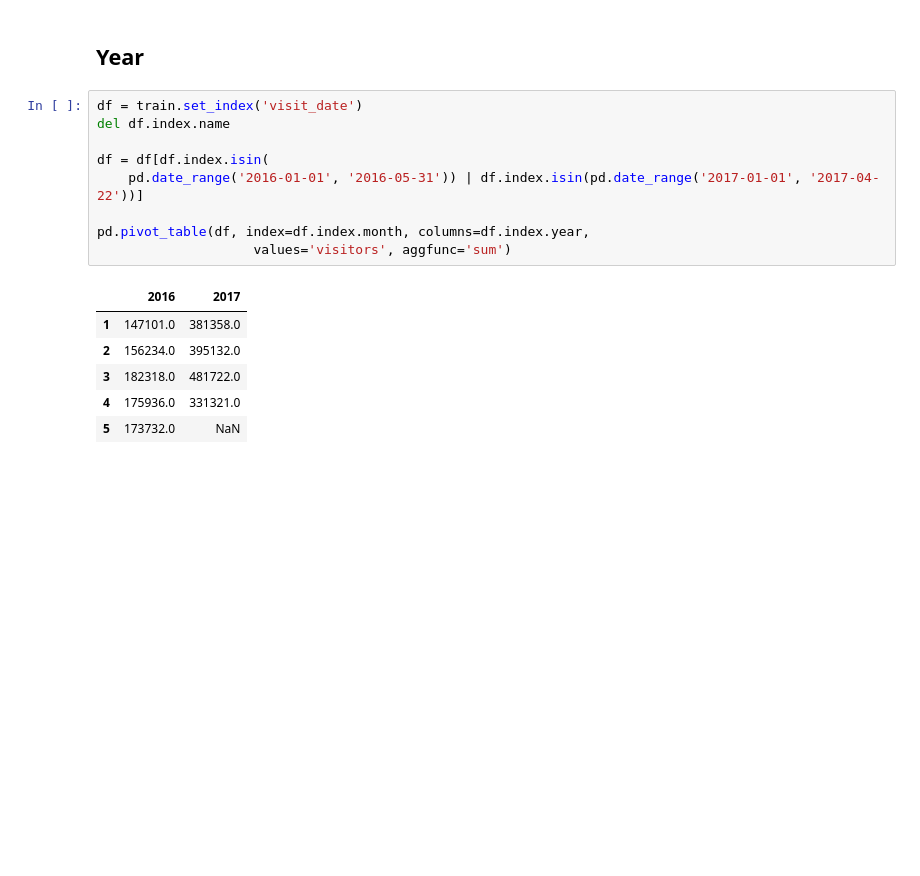
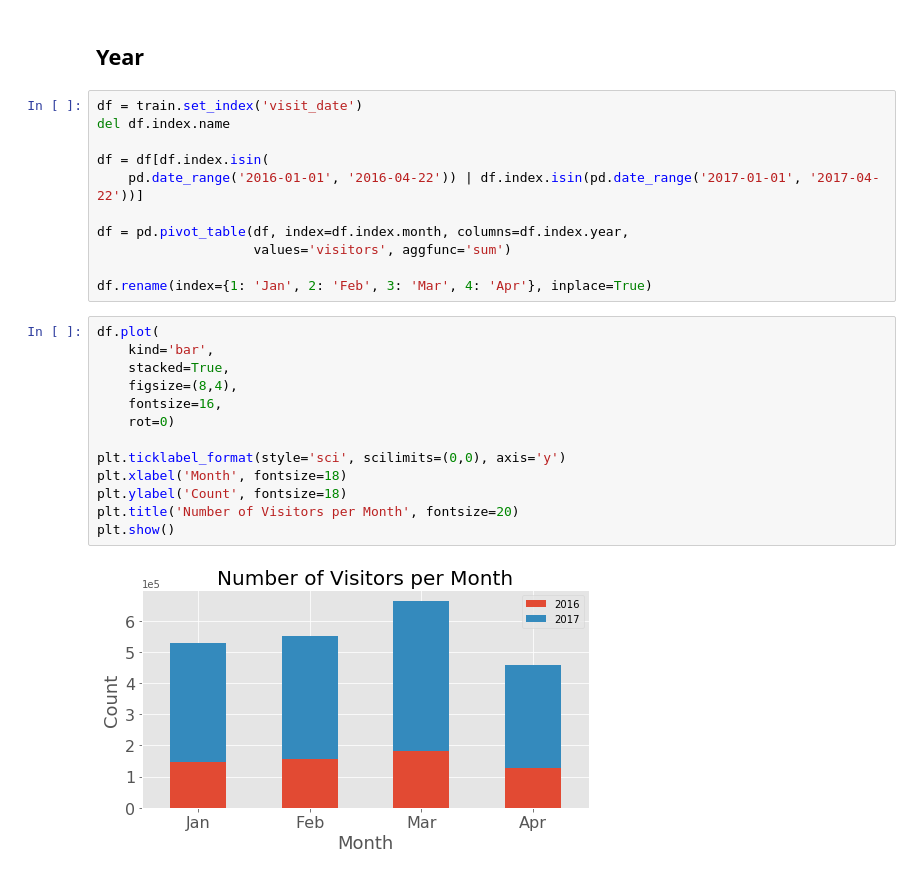
Before and after one commit to alekseisolovev/kaggle, a Jupyter notebook: recruit-restaurant/recruit_restaurant_eda.ipynb, the cells around one changed output. Cells and saved outputs as stored; diff of their text form; blank space fills up the shorter version.

```diff
--- a/recruit-restaurant/recruit_restaurant_eda.ipynb
+++ b/recruit-restaurant/recruit_restaurant_eda.ipynb
@@ -171,14 +171,24 @@ df = train.set_index('visit_date')
 del df.index.name
 
 df = df[df.index.isin(
-    pd.date_range('2016-01-01', '2016-05-31')) | df.index.isin(pd.date_range('2017-01-01', '2017-04-22'))]
+    pd.date_range('2016-01-01', '2016-04-22')) | df.index.isin(pd.date_range('2017-01-01', '2017-04-22'))]
 
-pd.pivot_table(df, index=df.index.month, columns=df.index.year,
+df = pd.pivot_table(df, index=df.index.month, columns=df.index.year,
                     values='visitors', aggfunc='sum')
+
+df.rename(index={1: 'Jan', 2: 'Feb', 3: 'Mar', 4: 'Apr'}, inplace=True)
-# %% [output]
-|  | 2016 | 2017 |
-| 1 | 147101.0 | 381358.0 |
-| 2 | 156234.0 | 395132.0 |
-| 3 | 182318.0 | 481722.0 |
-| 4 | 175936.0 | 331321.0 |
-| 5 | 173732.0 | NaN |
+# %%
+df.plot(
+    kind='bar',
+    stacked=True,
+    figsize=(8,4),
+    fontsize=16,
+    rot=0)
+
+plt.ticklabel_format(style='sci', scilimits=(0,0), axis='y')
+plt.xlabel('Month', fontsize=18)
+plt.ylabel('Count', fontsize=18)
+plt.title('Number of Visitors per Month', fontsize=20)
+plt.show()
+# %% [output]
+[figure, added]
```
